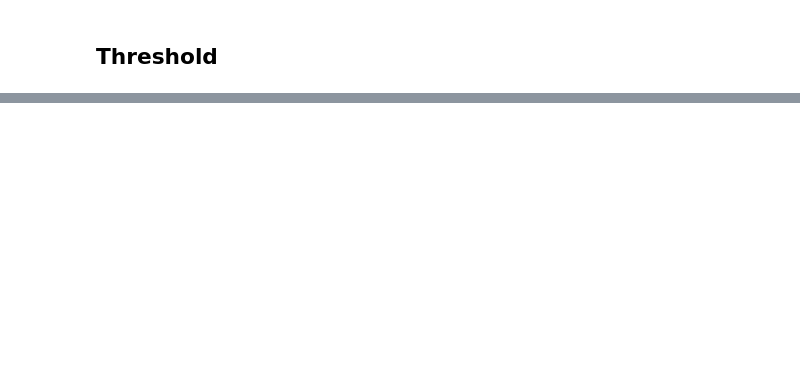
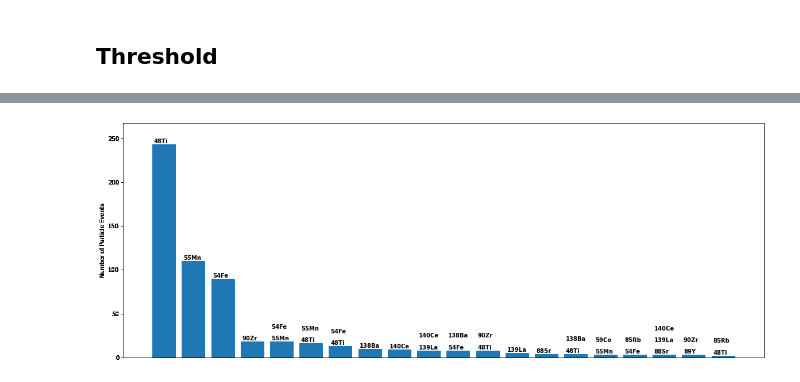
Before and after one commit to gbland0725/PMSources, a Jupyter notebook: src/examplepackage/Softclustering.ipynb, the cells around one changed output, grey strips where cells are left out. Saved outputs shown, nothing was run; the diff lists cells and outputs as text; code cells hidden in the pictures; blank space fills up the shorter version.

```diff
--- a/src/examplepackage/Softclustering.ipynb
+++ b/src/examplepackage/Softclustering.ipynb
@@ -121,0 +183,2 @@ labels
+# %%
+Sourcethreslist = softclusteringparser(avglist[0], 0.00001, Sourcekeys, returns = True)
@@ -121,0 +189,5 @@ labels
+# %%
+# Source specifically labeled and predicted as soil dust
+sourcedata = SourcetestingDF[SourcetestingDF['labels'] == 'Soil dust'].iloc[[i == ['Soil dust'] for i in Sourcethreslist]].iloc[:, : -3]
+
+originaldata = SourcetestingDF[SourcetestingDF['labels'] == 'Soil dust'].iloc[:, : -3]
@@ -121,0 +214,28 @@ labels
+# %%
+fig = plt.figure(figsize = (20,7.5))
+
+aggregate= aggregate_particles(sourcedata)[0:20]
+y = aggregate['Value'].values
+ylabels = []
+for i in aggregate.index:
+    ylabels.append(i.split('+'))
+ylabels1 = []
+for i in ylabels:
+    ylabels1.append(np.array(i).reshape(len(i),1))
+    ax = fig.subplots()
+    width = 0.75
+    ind = np.arange(len(y))
+    ax.bar(ind, aggregate['Value'])
+    ax.set_xticks([])
+    try:
+        yceiling = aggregate['Value'][0]*1.10
+        ax.set_ylim(0, yceiling)
+        ax.set_ylabel('Number of Particle Events')
+
+        for i, v in enumerate(y):
+            for j in range(0,len(ylabels1[i])):
+                ax.text(i - .35, v + yceiling/200 + j*yceiling/20, str(str(str(ylabels1[i][j]).replace("'", '')).replace("[", '')).replace("]", ''), fontweight='bold')
+    except IndexError:
+        continue
+# %% [output]
+[figure, added]
```
Also changed, not shown: parts of 43 cells of this notebook, 33 other files.
